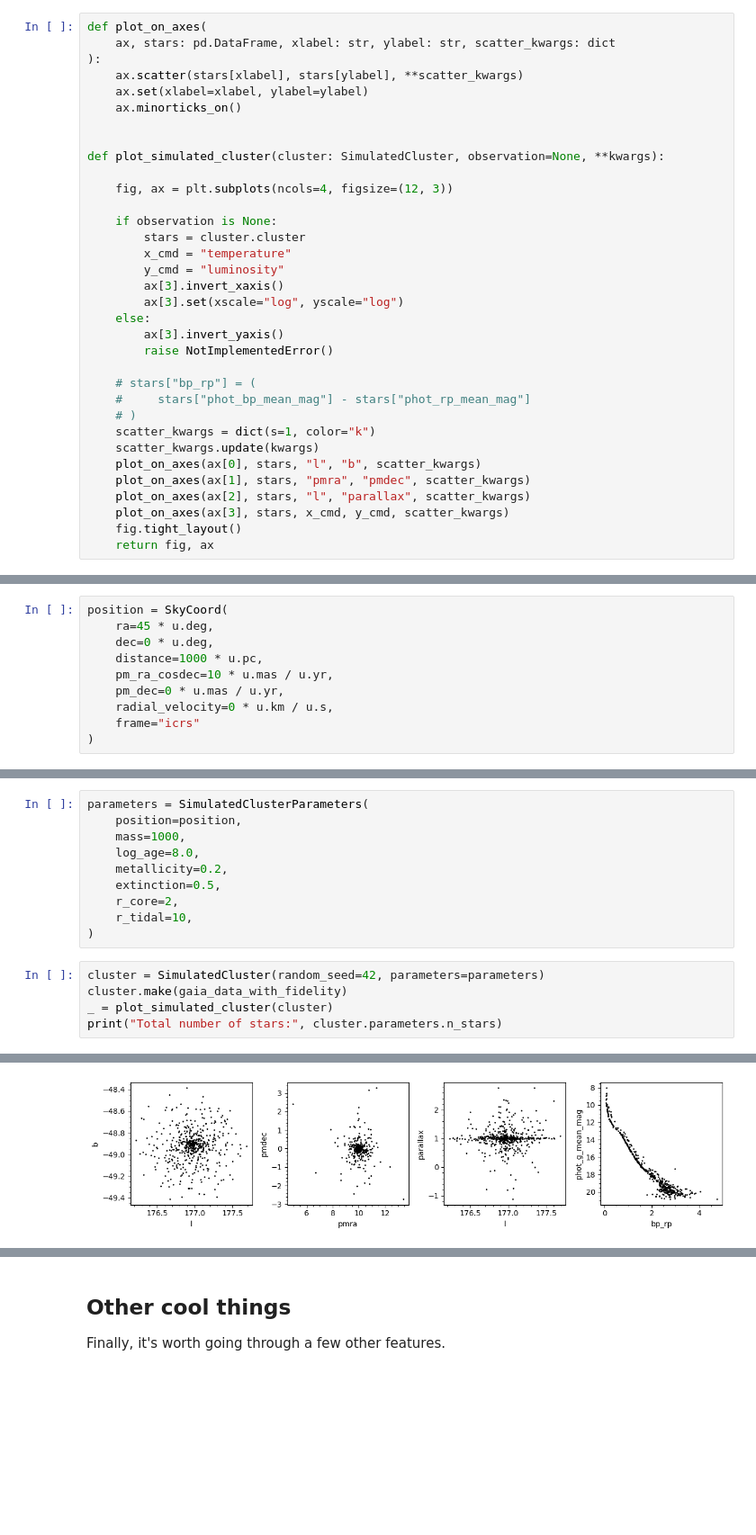
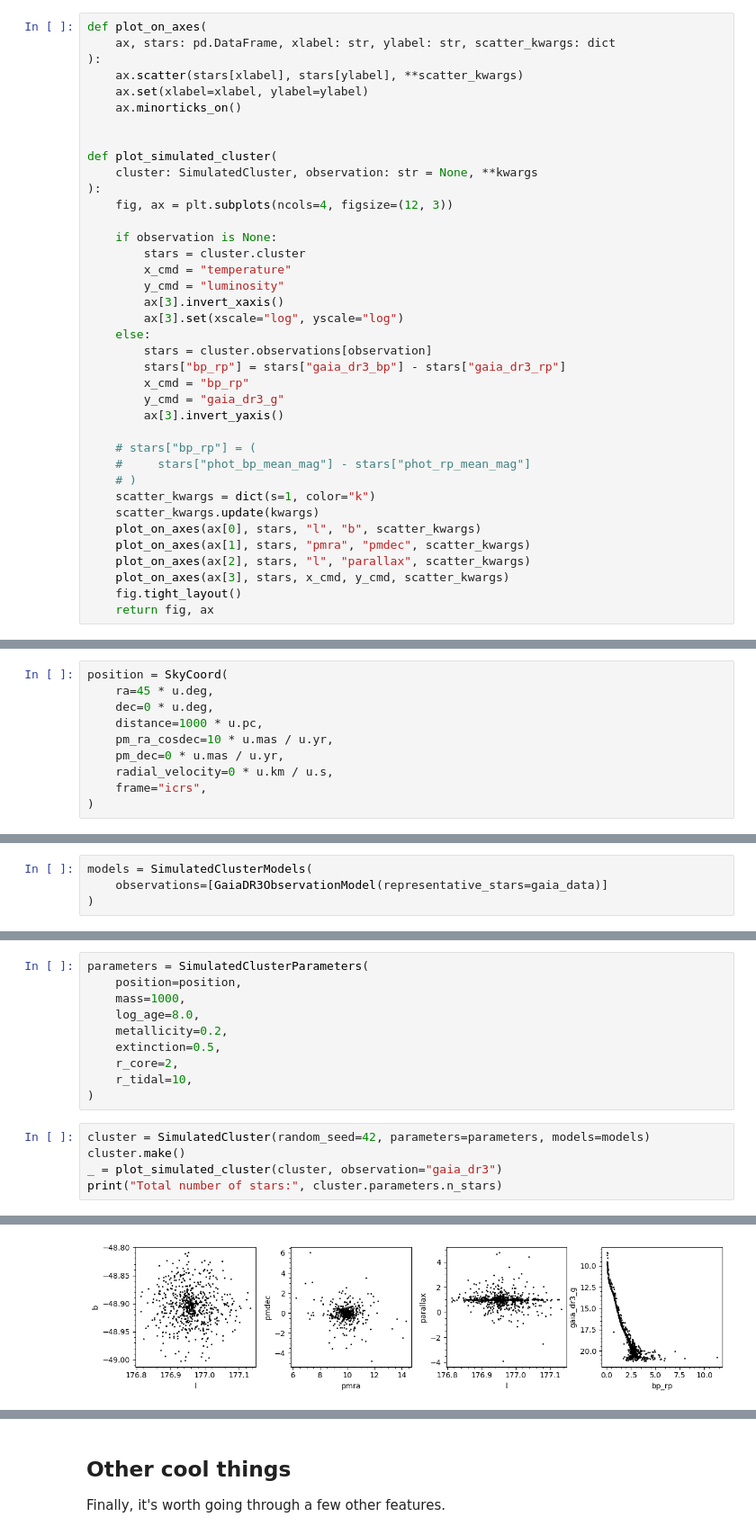
Before and after one commit to emilyhunt/ocelot, a Jupyter notebook: docs/tutorials/simulate_a_cluster.ipynb, the cells around one changed output, grey strips where cells are left out. Shown at 90% size. Saved outputs shown, nothing was run; the diff lists cells and outputs as text; blank space fills up the shorter version.

```diff
--- a/docs/tutorials/simulate_a_cluster.ipynb
+++ b/docs/tutorials/simulate_a_cluster.ipynb
@@ -30,8 +38,9 @@ def plot_on_axes(
     ax.minorticks_on()
 
 
-def plot_simulated_cluster(cluster: SimulatedCluster, observation=None, **kwargs):
-
+def plot_simulated_cluster(
+    cluster: SimulatedCluster, observation: str = None, **kwargs
+):
     fig, ax = plt.subplots(ncols=4, figsize=(12, 3))
 
     if observation is None:
@@ -41,8 +50,11 @@ def plot_simulated_cluster(cluster: SimulatedCluster, observation=None, **kwargs
         ax[3].invert_xaxis()
         ax[3].set(xscale="log", yscale="log")
     else:
+        stars = cluster.observations[observation]
+        stars["bp_rp"] = stars["gaia_dr3_bp"] - stars["gaia_dr3_rp"]
+        x_cmd = "bp_rp"
+        y_cmd = "gaia_dr3_g"
         ax[3].invert_yaxis()
-        raise NotImplementedError()
 
     # stars["bp_rp"] = (
     #     stars["phot_bp_mean_mag"] - stars["phot_rp_mean_mag"]
@@ -71,7 +83,7 @@ position = SkyCoord(
     pm_ra_cosdec=10 * u.mas / u.yr,
     pm_dec=0 * u.mas / u.yr,
     radial_velocity=0 * u.km / u.s,
-    frame="icrs"
+    frame="icrs",
 )
 # %% [markdown]
 We can then plug this position (and other parameters!) into the SimulatedClusterParameters class.
@@ -155,2 +166,6 @@ gaia_data = query.get_results().to_pandas().rename(columns={"SOURCE_ID": "source
+# %%
+models = SimulatedClusterModels(
+    observations=[GaiaDR3ObservationModel(representative_stars=gaia_data)]
+)
 # %% [markdown]
 We now just pass this data to `SimulatedCluster.make` and it will handle the rest:
@@ -218,8 +180,8 @@ parameters = SimulatedClusterParameters(
     r_tidal=10,
 )
 # %%
-cluster = SimulatedCluster(random_seed=42, parameters=parameters)
-cluster.make(gaia_data_with_fidelity)
-_ = plot_simulated_cluster(cluster)
+cluster = SimulatedCluster(random_seed=42, parameters=parameters, models=models)
+cluster.make()
+_ = plot_simulated_cluster(cluster, observation="gaia_dr3")
 print("Total number of stars:", cluster.parameters.n_stars)
 # %% [output]
@@ -227 +189 @@ Total number of stars: 523
-[figure, old version]
+[figure, new version]
```
Also changed, not shown: parts of 34 cells of this notebook.
